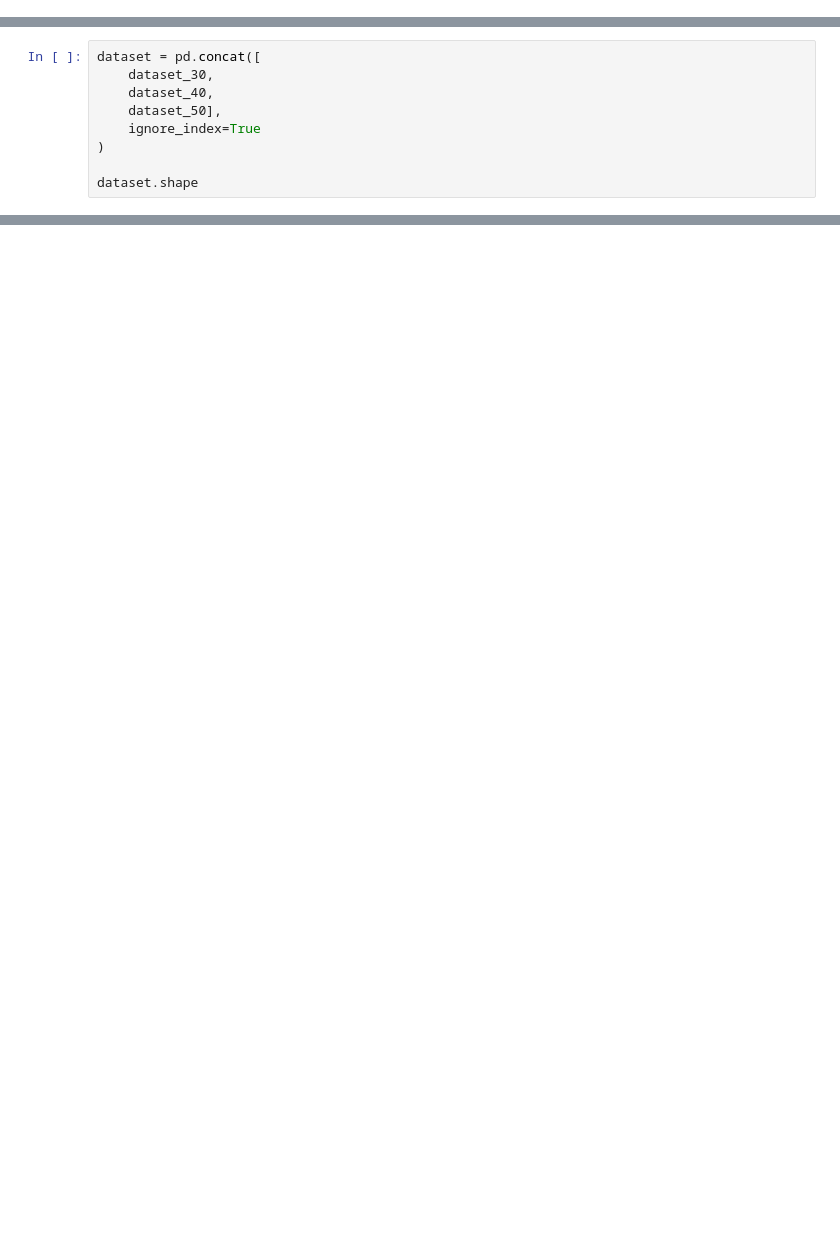
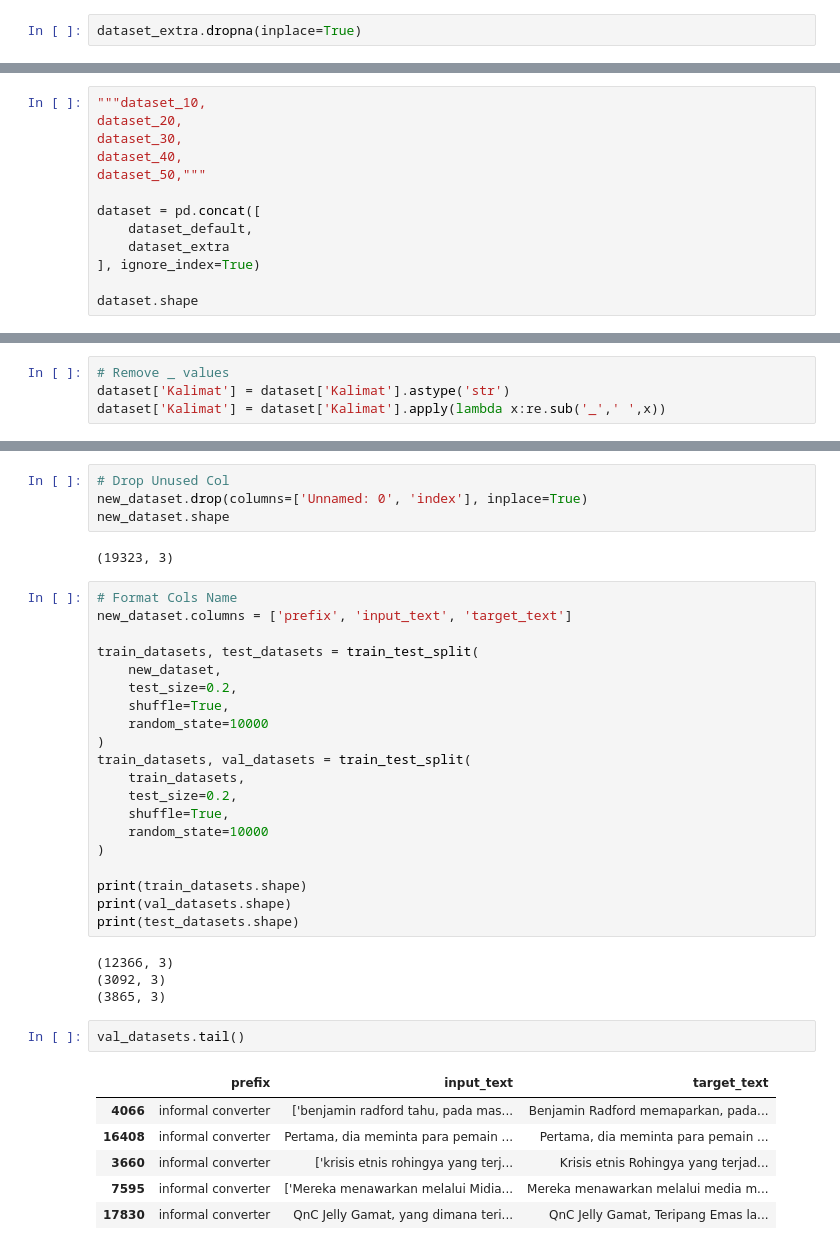
Before and after one commit to pinantyo/SentenceCorrection, a Jupyter notebook: Notebooks/T5 Text Style Transfer.ipynb, the cells around one changed output, grey strips where cells are left out. Cells and saved outputs as stored; diff of their text form; blank space fills up the shorter version.

```diff
--- a/Notebooks/T5 Text Style Transfer.ipynb
+++ b/Notebooks/T5 Text Style Transfer.ipynb
@@ -40,0 +58,2 @@ dataset_40 = pd.read_csv(
+# %%
+dataset_extra.dropna(inplace=True)
@@ -41,10 +64,14 @@ dataset_40 = pd.read_csv(
 # %%
+"""dataset_10,
+dataset_20,
+dataset_30,
+dataset_40,
+dataset_50,"""
+
 dataset = pd.concat([
-    dataset_30,
-    dataset_40,
-    dataset_50],
-    ignore_index=True
-)
+    dataset_default,
+    dataset_extra
+], ignore_index=True)
 
 dataset.shape
 # %% [output]
@@ -360,0 +97,4 @@ print(model.eval_model(eval_df))
+# %%
+# Remove _ values
+dataset['Kalimat'] = dataset['Kalimat'].astype('str')
+dataset['Kalimat'] = dataset['Kalimat'].apply(lambda x:re.sub('_',' ',x))
@@ -360,0 +113,39 @@ print(model.eval_model(eval_df))
+# %%
+# Drop Unused Col
+new_dataset.drop(columns=['Unnamed: 0', 'index'], inplace=True)
+new_dataset.shape
+# %% [output]
+(19323, 3)
+# %%
+# Format Cols Name
+new_dataset.columns = ['prefix', 'input_text', 'target_text']
+
+train_datasets, test_datasets = train_test_split(
+    new_dataset,
+    test_size=0.2,
+    shuffle=True,
+    random_state=10000
+)
+train_datasets, val_datasets = train_test_split(
+    train_datasets,
+    test_size=0.2,
+    shuffle=True,
+    random_state=10000
+)
+
+print(train_datasets.shape)
+print(val_datasets.shape)
+print(test_datasets.shape)
+# %% [output]
+(12366, 3)
+(3092, 3)
+(3865, 3)
+# %%
+val_datasets.tail()
+# %% [output]
+|  | prefix | input_text | target_text |
+| 4066 | informal converter | ['benjamin radford tahu, pada mas... | Benjamin Radford memaparkan, pada... |
+| 16408 | informal converter | Pertama, dia meminta para pemain ... | Pertama, dia meminta para pemain ... |
+| 3660 | informal converter | ['krisis etnis rohingya yang terj... | Krisis etnis Rohingya yang terjad... |
+| 7595 | informal converter | ['Mereka menawarkan melalui Midia... | Mereka menawarkan melalui media m... |
+| 17830 | informal converter | QnC Jelly Gamat, yang dimana teri... | QnC Jelly Gamat, Teripang Emas la... |
```
Also changed, not shown: parts of 49 cells of this notebook, 4 other files.
